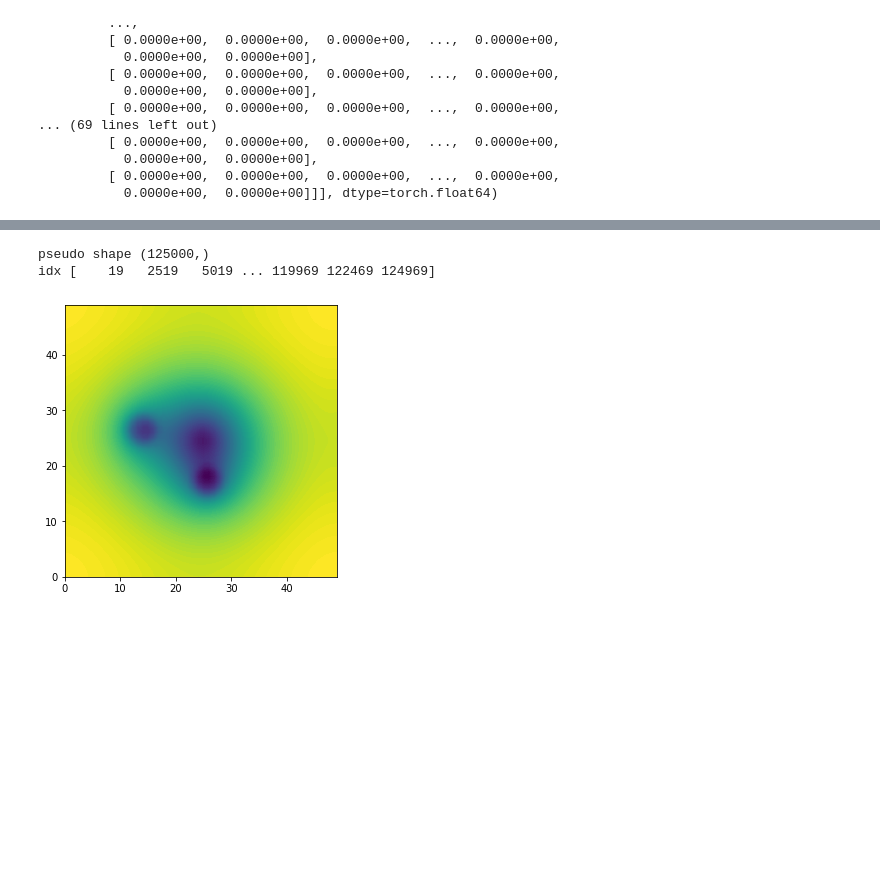
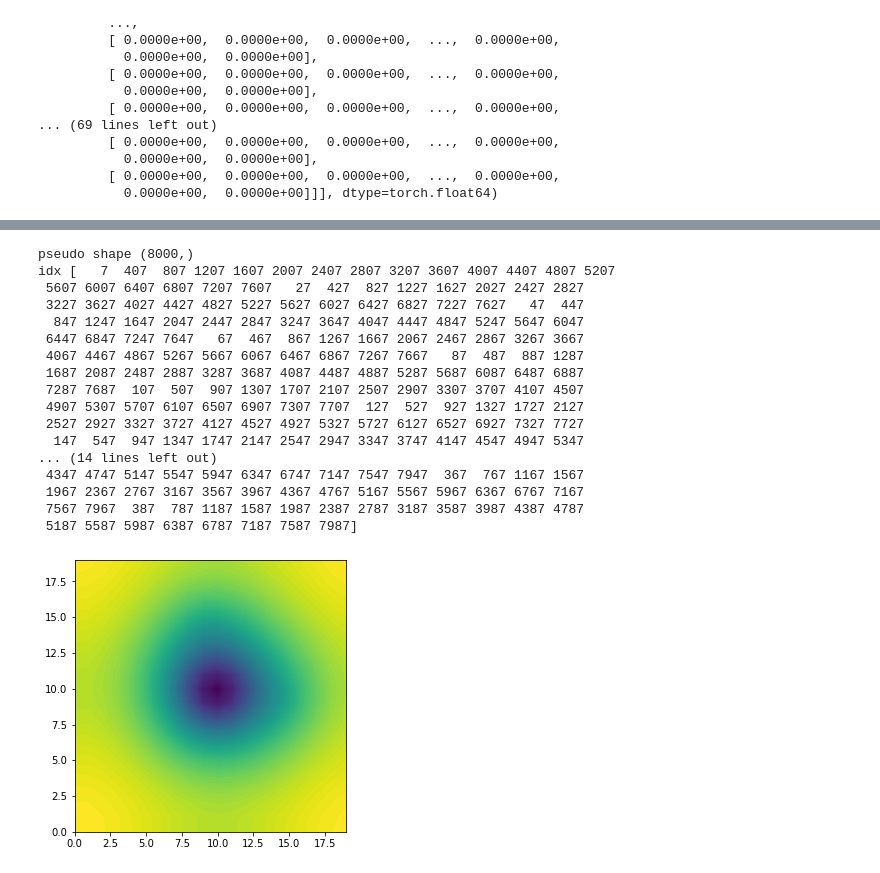
Before and after one commit to MihailBogojeski/equiv_dens_ml, a Jupyter notebook: dftpy_water_calc.ipynb, the cells around one changed output, grey strips where cells are left out. Saved outputs shown, nothing was run; the diff lists cells and outputs as text; code cells hidden in the pictures; blank space fills up the shorter version.

```diff
--- a/dftpy_water_calc.ipynb
+++ b/dftpy_water_calc.ipynb
@@ -197,7 +198,7 @@ view_density(mols[0])
 # %% [output]
 [figure]
 # %%
-
+ens = []
 for i in range(len(ions_list)):
     ions = ions_list[i]
     opt_rho = opt_rhos[i]
@@ -208,8 +209,12 @@ for i in range(len(ions_list)):
                                 HARTREE=HARTREE,
                                 PSEUDO=PSEUDO)
     #print(opt_rho.grid.r)
-    print('ENERGY new', en_calc.Energy(rho=opt_rho, ions=ions, usePME=False))
+    energy_new = en_calc.Energy(rho=opt_rho, ions=ions, usePME=False)
+    ens.append(energy_new)
+    print('ENERGY new', energy_new)
     print('ENERGY init', en_calc.Energy(rho=rho_ini, ions=ions, usePME=False))
+print('opt energies', ens)
+print('opt energies std', np.std(ens))
 # %% [output]
 L [7.83915089 7.83915089 7.83915089]
 Ewald : -4.493063693632152
@@ -427,7 +411,7 @@ Some variables
 finished init
 # %%
 import matplotlib.pyplot as plt
-sample = 5
+sample = 0
 
 dens_opt = opt_rhos[sample]
 fig = plt.figure(figsize=(10, 5))
@@ -438,7 +422,7 @@ print('density shape', dens_opt.shape)
 x, y  = np.meshgrid(np.arange(cube_dim), np.arange(cube_dim))
 x_f = x.flatten()
 y_f = y.flatten()
-z_f = np.zeros_like(y_f) + 19
+z_f = np.zeros_like(y_f) + 7
 idx = np.ravel_multi_index((x_f, y_f, z_f), (cube_dim, cube_dim, cube_dim))
 
 #X, Y, Z = np.meshgrid(np.arange(50) + 38, np.arange(50) + 38, np.arange(50) + 38)
@@ -457,7 +441,7 @@ vmax = np.max(dens2d)
 c1 = ax1.contourf(x, y, dens2d, vmin=vmin, vmax=vmax, levels=100)
 ax1.set_aspect('equal')
 
-dens_data = np.array(valid_cube_dataset[sample]['density'].squeeze())
+dens_data = np.array(dataset[sample]['density'].squeeze())
 print('density shape', dens_data.shape)
 
 ax2 = fig.add_subplot(132)
@@ -496,36 +521,51 @@ print(npy_pos[sample])
 # %%
-from equiv_dens.training.grids import CubicalGrid
+from equiv_dens.utils.grids import CubicalGrid
 
 PSEUDO.restart(grid=grid, ions=ions_list[sample])
 dens = opt_rhos[5]
 PSEUDO(dens)
 fig = plt.figure(figsize=(10, 5))
 ax1 = fig.add_subplot(111)
 pot = np.array(PSEUDO.vreal)
 pot = pot.reshape((cube_dim**3, ))
 print('pseudo shape', pot.shape)
 x, y  = np.meshgrid(np.arange(cube_dim), np.arange(cube_dim))
 x_f = x.flatten()
 y_f = y.flatten()
-z_f = np.zeros_like(y_f) + 19
+z_f = np.zeros_like(y_f) + 7
 idx = np.ravel_multi_index((x_f, y_f, z_f), (cube_dim, cube_dim, cube_dim))
 
 #X, Y, Z = np.meshgrid(np.arange(50) + 38, np.arange(50) + 38, np.arange(50) + 38)
 #X = X.flatten()
 #Y = Y.flatten()
 #Z = Z.flatten()
 #ndices = np.ravel_multi_index((X, Y, Z), (125, 125, 125))
 
 print('idx', idx)
 pot2d = pot[idx]
 pot2d = pot2d.reshape(cube_dim, cube_dim)
 
 indices = np.stack((x_f, y_f, z_f), axis=1)
 vmin = np.min(pot2d)
 vmax = np.max(pot2d)
 c1 = ax1.contourf(x, y, pot2d, vmin=vmin, vmax=vmax, levels=100)
 ax1.set_aspect('equal')
 # %% [output]
-pseudo shape (125000,)
-idx [    19   2519   5019 ... 119969 122469 124969]
+pseudo shape (8000,)
+idx [   7  407  807 1207 1607 2007 2407 2807 3207 3607 4007 4407 4807 5207
+ 5607 6007 6407 6807 7207 7607   27  427  827 1227 1627 2027 2427 2827
+ 3227 3627 4027 4427 4827 5227 5627 6027 6427 6827 7227 7627   47  447
+  847 1247 1647 2047 2447 2847 3247 3647 4047 4447 4847 5247 5647 6047
+ 6447 6847 7247 7647   67  467  867 1267 1667 2067 2467 2867 3267 3667
+ 4067 4467 4867 5267 5667 6067 6467 6867 7267 7667   87  487  887 1287
+ 1687 2087 2487 2887 3287 3687 4087 4487 4887 5287 5687 6087 6487 6887
+ 7287 7687  107  507  907 1307 1707 2107 2507 2907 3307 3707 4107 4507
+ 4907 5307 5707 6107 6507 6907 7307 7707  127  527  927 1327 1727 2127
+ 2527 2927 3327 3727 4127 4527 4927 5327 5727 6127 6527 6927 7327 7727
+  147  547  947 1347 1747 2147 2547 2947 3347 3747 4147 4547 4947 5347
+... (14 lines left out)
+ 4347 4747 5147 5547 5947 6347 6747 7147 7547 7947  367  767 1167 1567
+ 1967 2367 2767 3167 3567 3967 4367 4767 5167 5567 5967 6367 6767 7167
+ 7567 7967  387  787 1187 1587 1987 2387 2787 3187 3587 3987 4387 4787
+ 5187 5587 5987 6387 6787 7187 7587 7987]
-[figure, old version]
+[figure, new version]
```
Also changed, not shown: parts of 15 cells of this notebook, 9 other files.
